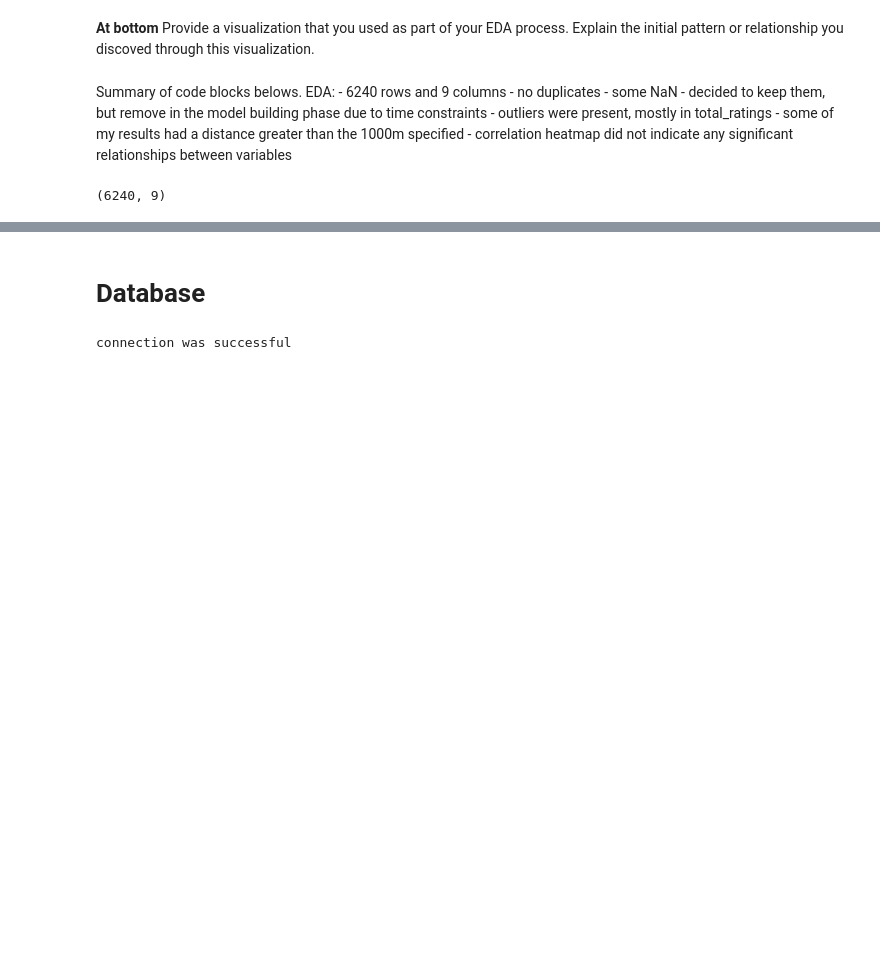
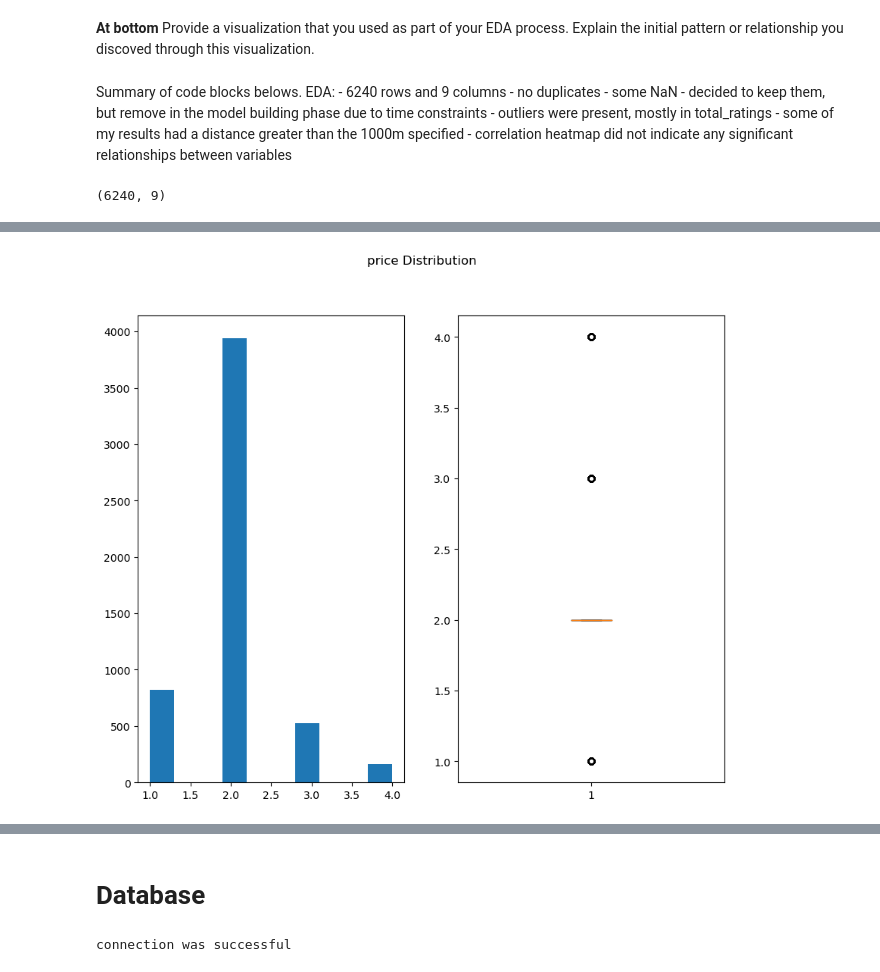
Before and after one commit to SBangarh/Bike-station-and-destination-location, a Jupyter notebook: notebooks/joining_data.ipynb, the cells around one changed output, grey strips where cells are left out. Saved outputs shown, nothing was run; the diff lists cells and outputs as text; code cells hidden in the pictures; blank space fills up the shorter version.

```diff
--- a/notebooks/joining_data.ipynb
+++ b/notebooks/joining_data.ipynb
@@ -70,0 +173,5 @@ sns.boxplot(x=combined_df_final['total_ratings'])
+# %%
+#distribution for price
+plot_boxplot_histogram(combined_df_final, 'price')
+# %% [output]
+[figure, added]
```
Also changed, not shown: parts of 56 cells of this notebook, 6 other files.
